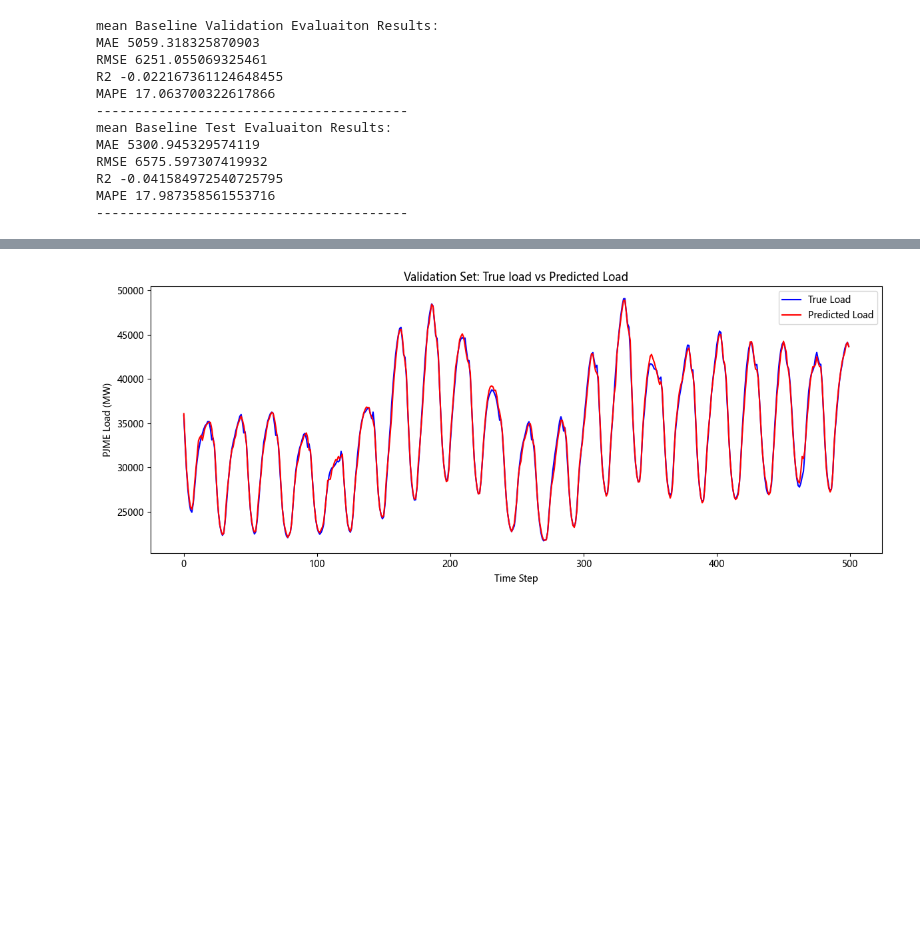
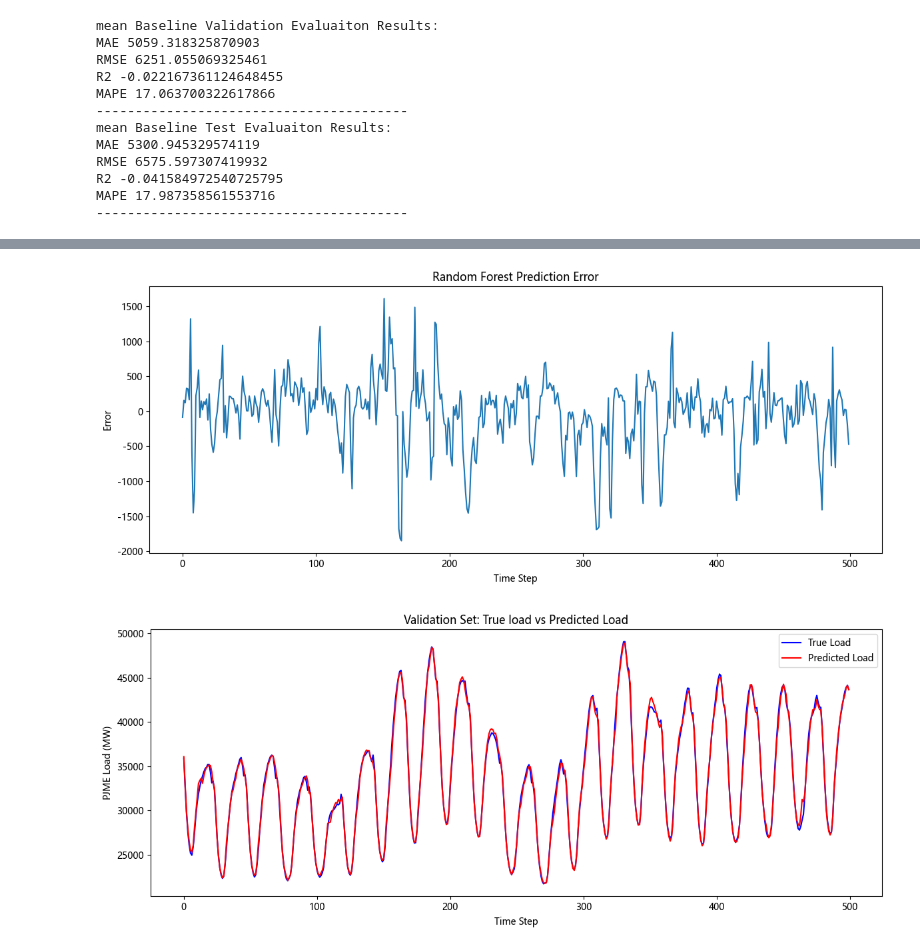
Before and after one commit to zyydkk/-Power-Load-Data-Analysis-and-Visualization-System, a Jupyter notebook: Power-Load-Data-Analysis-and-Visualization-System/notebooks/02_feature_engineering_baseline.ipynb, the cells around one changed output, grey strips where cells are left out. Saved outputs shown, nothing was run; the diff lists cells and outputs as text; code cells hidden in the pictures; blank space fills up the shorter version.

```diff
--- a/Power-Load-Data-Analysis-and-Visualization-System/notebooks/02_feature_engineering_baseline.ipynb
+++ b/Power-Load-Data-Analysis-and-Visualization-System/notebooks/02_feature_engineering_baseline.ipynb
@@ -285,3 +417,17 @@ MAPE 1.0980635109964383
+# %%
+# 15. 误差曲线/残差图
+
+error_rf = y_test.values - y_test_pred
+
+plt.figure(figsize=(12, 5))
+plt.plot(error_rf[:500])
+plt.title("Random Forest Prediction Error")
+plt.xlabel("Time Step")
+plt.ylabel("Error")
+plt.tight_layout()
+plt.show()
+# %% [output]
+[figure, added]
 # %%
 # 8.验证集预测曲线
 plt.figure(figsize=(12,5))
```
Also changed, not shown: parts of 7 cells of this notebook.
